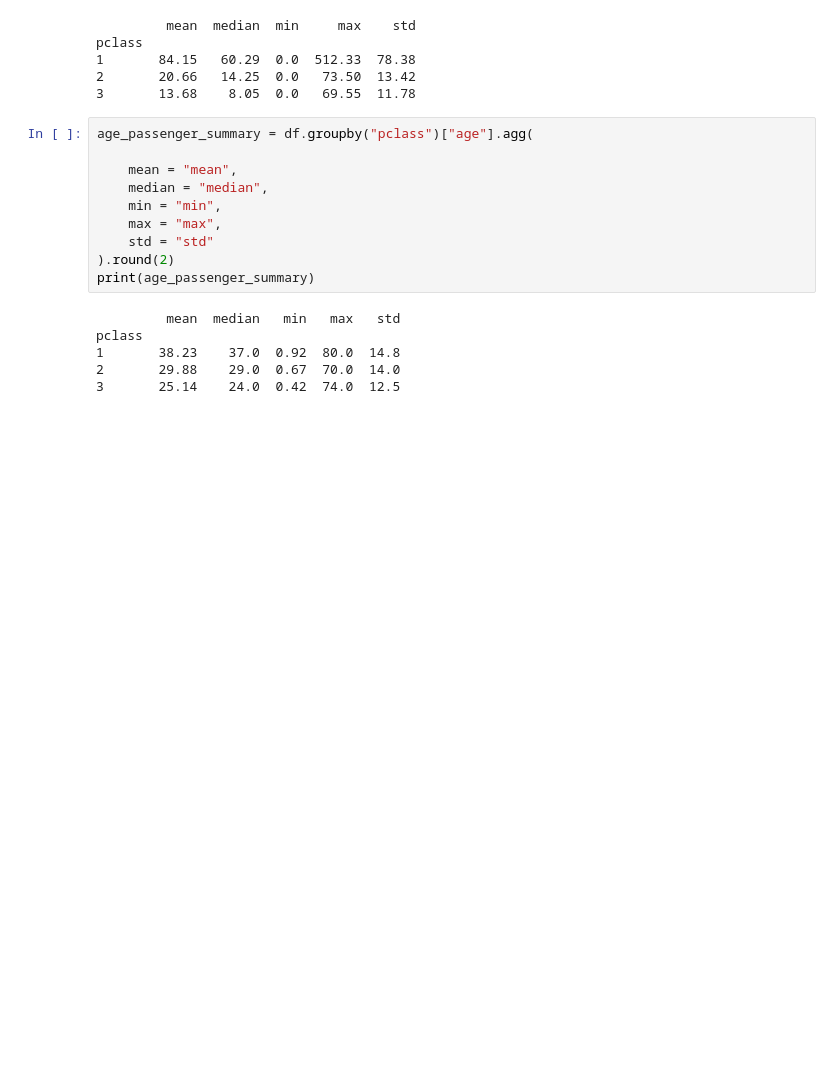
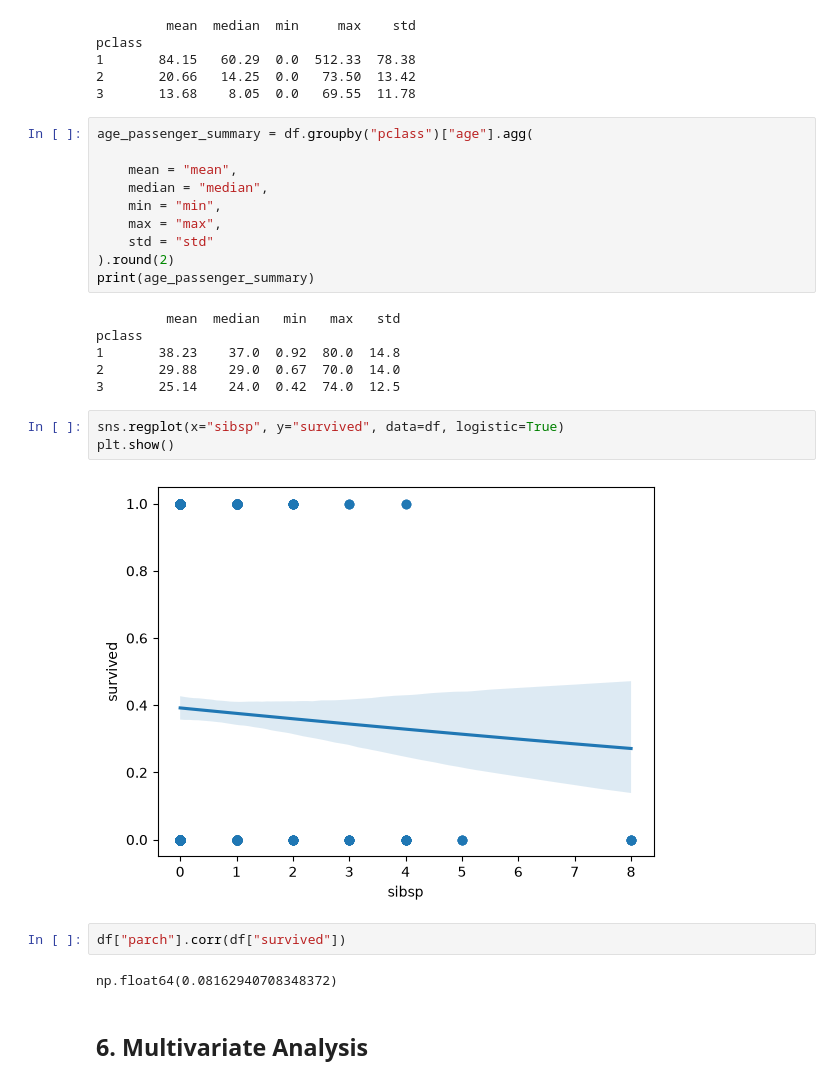
Before and after one commit to Abijith-RA/Recap_ML, a Jupyter notebook: Paper two/week 9/EDAtitanic/PractOne.ipynb, the cells around one changed output. Cells and saved outputs as stored; diff of their text form; blank space fills up the shorter version.

Commit message:
Continued The practice in titaic data

```diff
--- a/Paper two/week 9/EDAtitanic/PractOne.ipynb
+++ b/Paper two/week 9/EDAtitanic/PractOne.ipynb
@@ -528,3 +528,14 @@ pclass
 1       38.23    37.0  0.92  80.0  14.8
 2       29.88    29.0  0.67  70.0  14.0
 3       25.14    24.0  0.42  74.0  12.5
+# %%
+sns.regplot(x="sibsp", y="survived", data=df, logistic=True)
+plt.show()
+# %% [output]
+[figure, added]
+# %%
+df["parch"].corr(df["survived"])
+# %% [output]
+np.float64(0.08162940708348372)
+# %% [markdown]
+## 6. Multivariate Analysis ##
```
Also changed, not shown: parts of 11 cells of this notebook, 6 other files.
